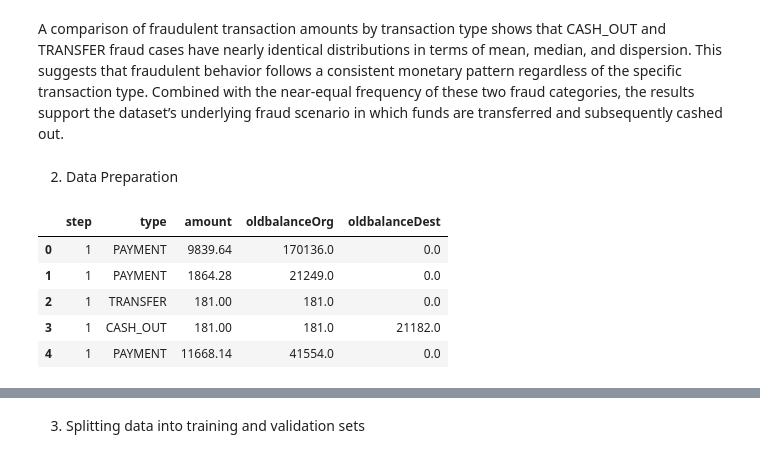
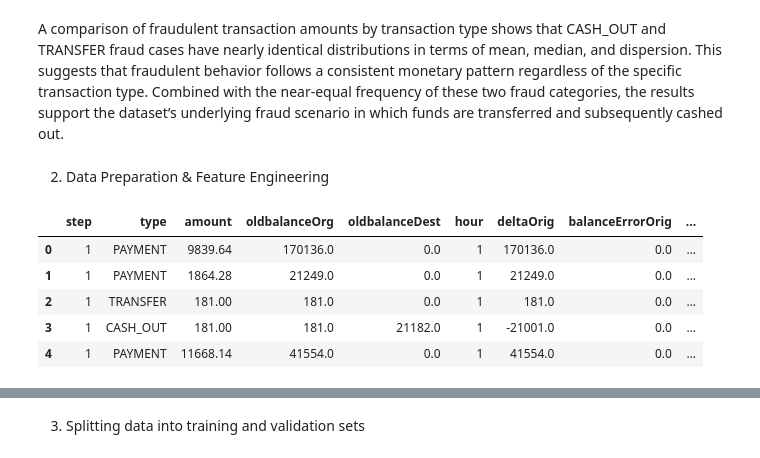
Before and after one commit to vesc0/transactions-analysis, a Jupyter notebook: financial_transactions_fraud_analysis.ipynb, the cells around one changed output, grey strips where cells are left out. Saved outputs shown, nothing was run; the diff lists cells and outputs as text; code cells hidden in the pictures.

```diff
--- a/financial_transactions_fraud_analysis.ipynb
+++ b/financial_transactions_fraud_analysis.ipynb
@@ -134,24 +134,31 @@ dataset[dataset['isFraud'] == 1].groupby('type')['amount'].describe()
 # %% [markdown]
 A comparison of fraudulent transaction amounts by transaction type shows that CASH_OUT and TRANSFER fraud cases have nearly identical distributions in terms of mean, median, and dispersion. This suggests that fraudulent behavior follows a consistent monetary pattern regardless of the specific transaction type. Combined with the near-equal frequency of these two fraud categories, the results support the dataset’s underlying fraud scenario in which funds are transferred and subsequently cashed out.
 # %% [markdown]
-2. Data Preparation
+2. Data Preparation & Feature Engineering
 # %%
-# Features to keep
-features = ['step', 'type', 'amount', 'oldbalanceOrg', 'oldbalanceDest']
+# Feature engineering - derive informative features
+dataset['hour'] = dataset['step'] % 24
+dataset['deltaOrig'] = dataset['oldbalanceOrg'] - dataset['oldbalanceDest']
+dataset['balanceErrorOrig'] = dataset['newbalanceOrig'] + dataset['amount'] - dataset['oldbalanceOrg']
+dataset['balanceErrorDest'] = dataset['oldbalanceDest'] + dataset['amount'] - dataset['newbalanceDest']
+
+# Features to keep (raw + derived)
+features = ['step', 'type', 'amount', 'oldbalanceOrg', 'oldbalanceDest',
+            'hour', 'deltaOrig', 'balanceErrorOrig', 'balanceErrorDest']
 
 # Target variable
 target = 'isFraud'
 
 # Separate features (X) and target (y)
 X = dataset[features].copy()
 y = dataset[target].copy()
 
 # Check the first few rows
 X.head()
 # %% [output]
-|  | step | type | amount | oldbalanceOrg | oldbalanceDest |
-| 0 | 1 | PAYMENT | 9839.64 | 170136.0 | 0.0 |
-| 1 | 1 | PAYMENT | 1864.28 | 21249.0 | 0.0 |
-| 2 | 1 | TRANSFER | 181.00 | 181.0 | 0.0 |
-| 3 | 1 | CASH_OUT | 181.00 | 181.0 | 21182.0 |
-| 4 | 1 | PAYMENT | 11668.14 | 41554.0 | 0.0 |
+|  | step | type | amount | oldbalanceOrg | oldbalanceDest | hour | deltaOrig | balanceErrorOrig | ... |
+| 0 | 1 | PAYMENT | 9839.64 | 170136.0 | 0.0 | 1 | 170136.0 | 0.0 | ... |
+| 1 | 1 | PAYMENT | 1864.28 | 21249.0 | 0.0 | 1 | 21249.0 | 0.0 | ... |
+| 2 | 1 | TRANSFER | 181.00 | 181.0 | 0.0 | 1 | 181.0 | 0.0 | ... |
+| 3 | 1 | CASH_OUT | 181.00 | 181.0 | 21182.0 | 1 | -21001.0 | 0.0 | ... |
+| 4 | 1 | PAYMENT | 11668.14 | 41554.0 | 0.0 | 1 | 41554.0 | 0.0 | ... |
```
Also changed, not shown: parts of 30 cells of this notebook.
